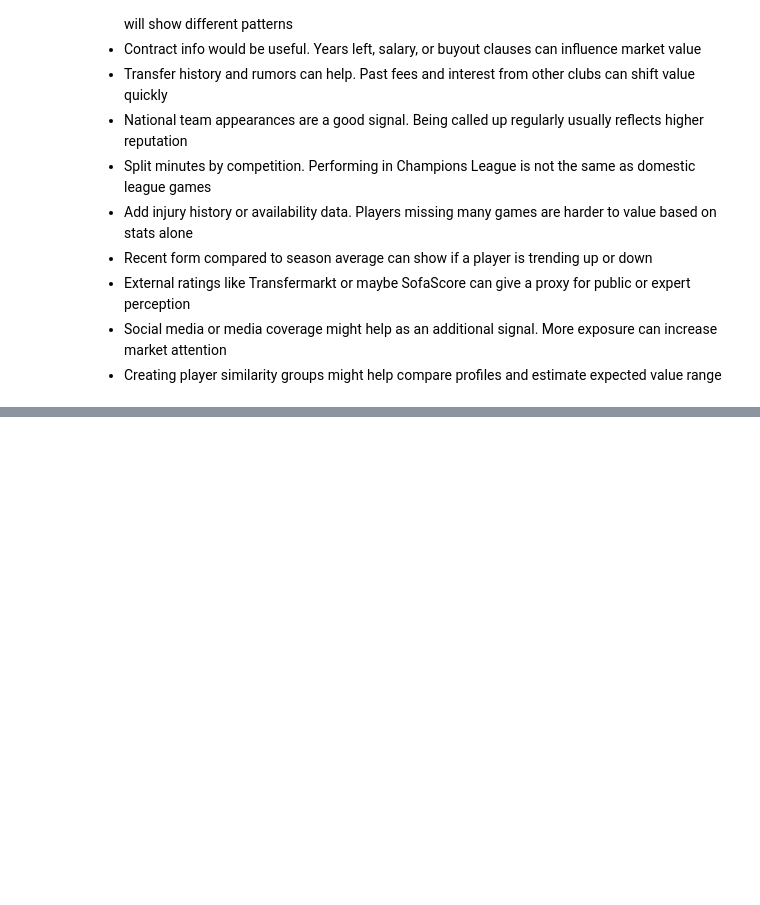
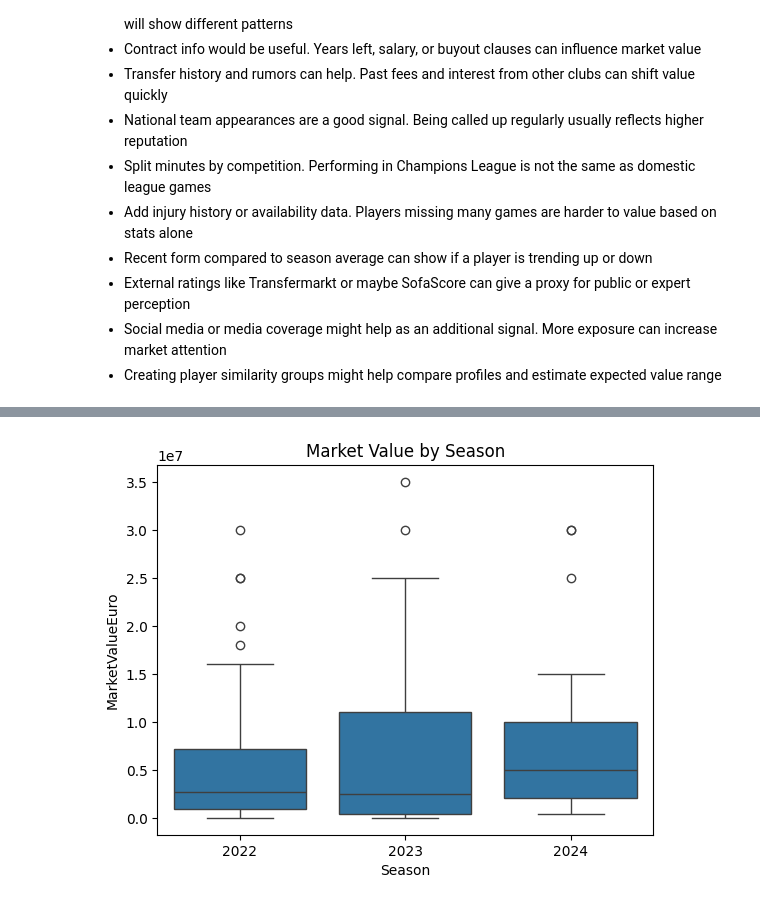
Before and after one commit to markuskuehnle/football-talent-value-forecast, a Jupyter notebook: notebooks/02_data_exploration.ipynb, the cells around one changed output, grey strips where cells are left out. Drawn from its saved outputs; the diff is of its cells as text; code cells hidden in the pictures; blank space fills up the shorter version.

```diff
--- a/notebooks/02_data_exploration.ipynb
+++ b/notebooks/02_data_exploration.ipynb
@@ -308,0 +652,6 @@ NOTE
+# %%
+sns.boxplot(data=df_clean, x='Season', y='MarketValueEuro')
+plt.title("Market Value by Season")
+plt.show()
+# %% [output]
+[figure, added]
```
Also changed, not shown: parts of 40 cells of this notebook, 2 other files.
